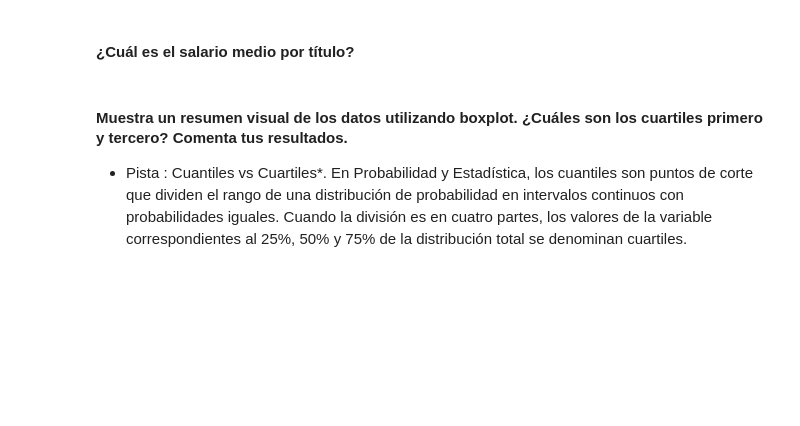
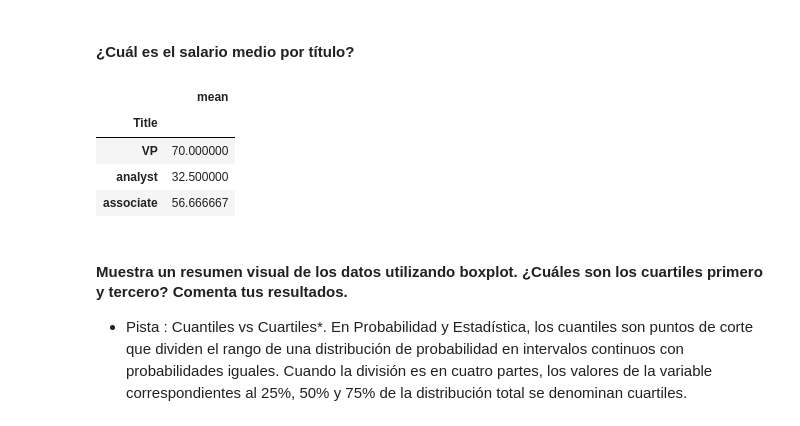
Before and after one commit to 26Ale10/19-lab-descriptive-stats-es, a Jupyter notebook: your-code/main.ipynb, the cells around one changed output. Cells and saved outputs as stored; diff of their text form; code cells hidden in the pictures; blank space fills up the shorter version.

```diff
--- a/your-code/main.ipynb
+++ b/your-code/main.ipynb
@@ -294,6 +349,14 @@ asociados
 #### ¿Cuál es el salario medio por título?
 # %%
 # YOUR CODE HERE
+titles = employee.groupby('Title')['Salary'].agg(['mean'])
+titles
+# %% [output]
+|  | mean |
+| Title |  |
+| VP | 70.000000 |
+| analyst | 32.500000 |
+| associate | 56.666667 |
 # %% [markdown]
 #### Muestra un resumen visual de los datos utilizando boxplot. ¿Cuáles son los cuartiles primero y tercero? Comenta tus resultados.
 
```
Also changed, not shown: parts of 6 cells of this notebook.
